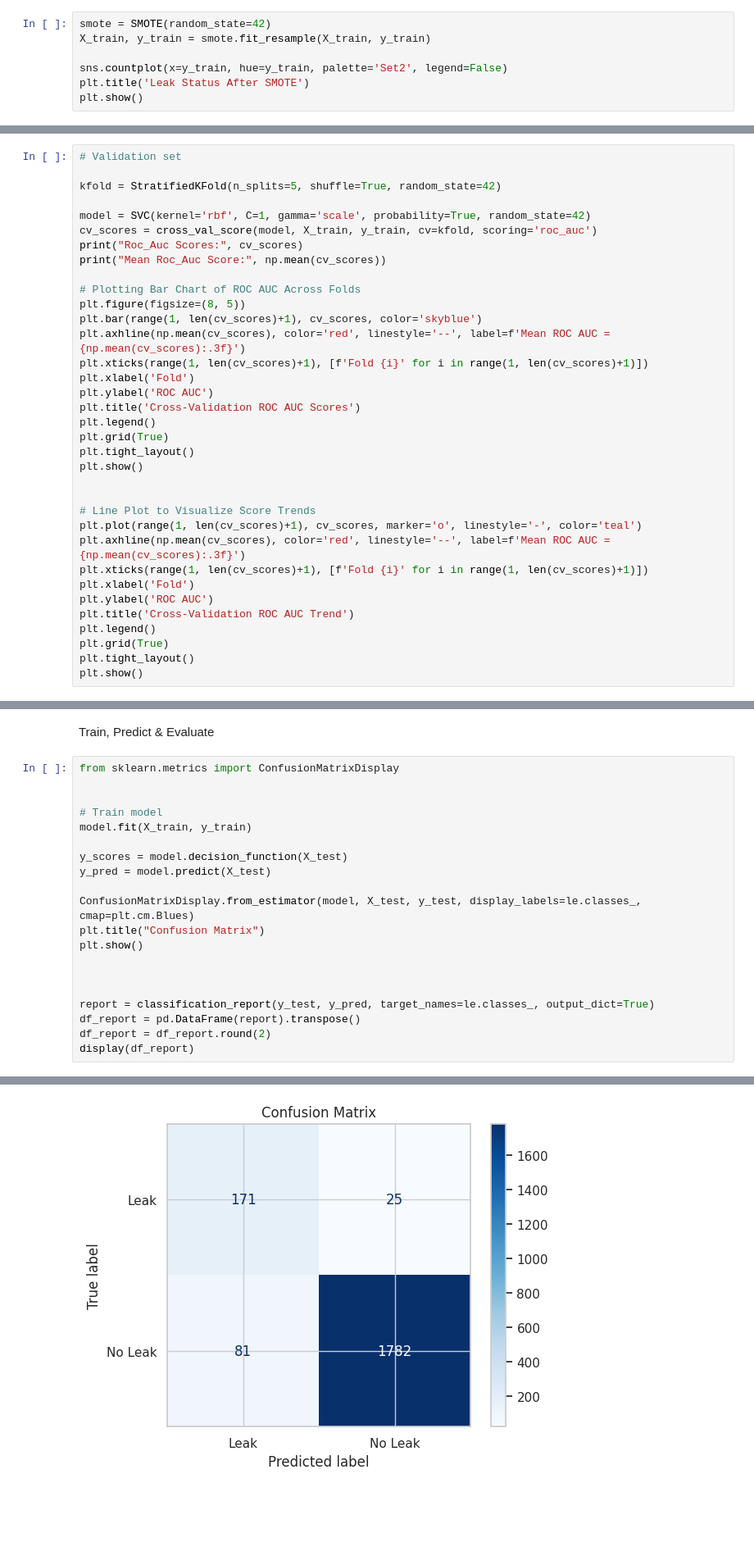
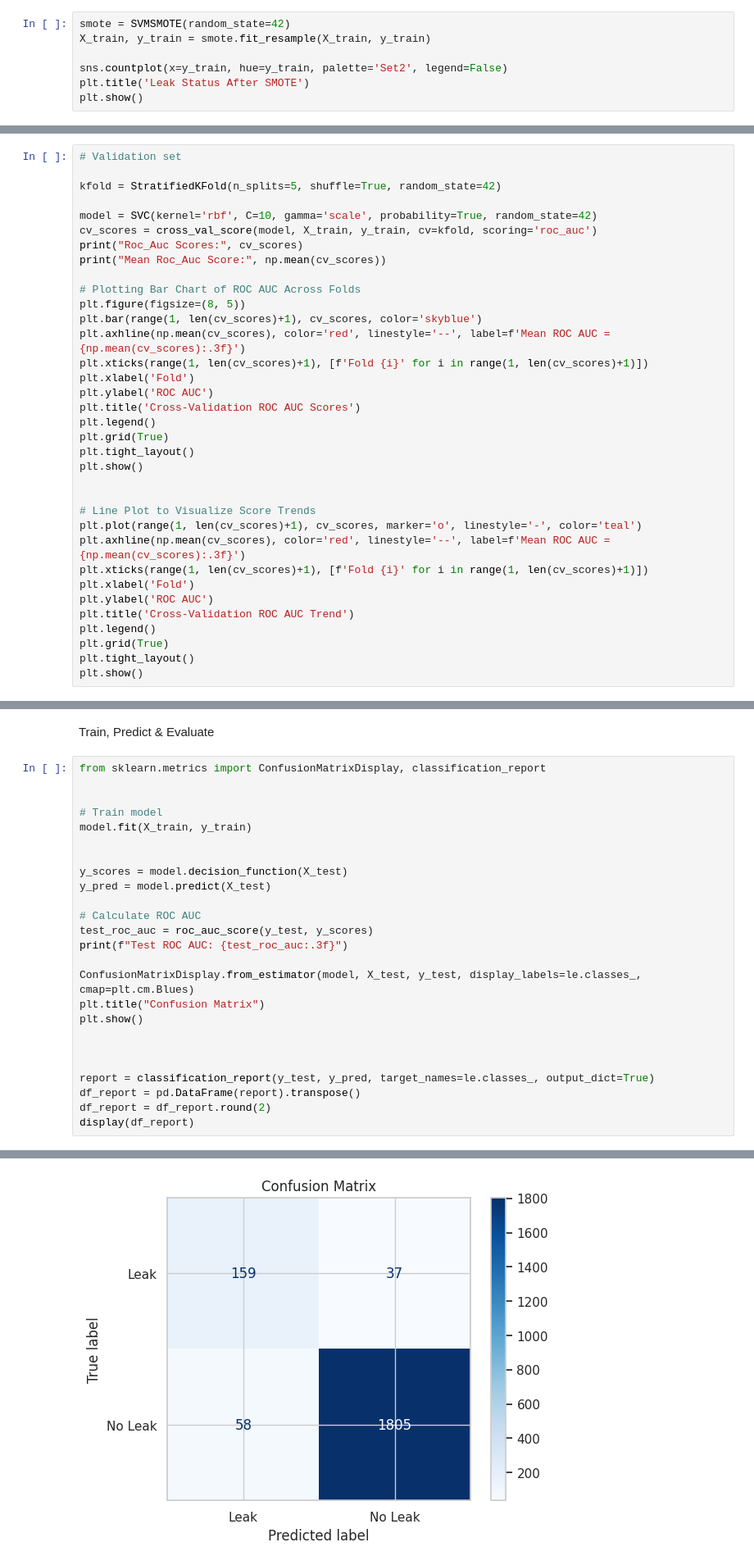
Before and after one commit to ambkingdavid/Leak-Detection-Model, a Jupyter notebook: new_svm_model.ipynb, the cells around one changed output, grey strips where cells are left out. Shown at 82% size. Drawn from its saved outputs; the diff is of its cells as text; blank space fills up the shorter version.

```diff
--- a/new_svm_model.ipynb
+++ b/new_svm_model.ipynb
@@ -73,7 +74,7 @@ scaler = StandardScaler()
 X_train = scaler.fit_transform(X_train)
 X_test = scaler.transform(X_test)
 # %%
-smote = SMOTE(random_state=42)
+smote = SVMSMOTE(random_state=42)
 X_train, y_train = smote.fit_resample(X_train, y_train)
 
 sns.countplot(x=y_train, hue=y_train, palette='Set2', legend=False)
@@ -88,7 +89,7 @@ Cross-Validation
 
 kfold = StratifiedKFold(n_splits=5, shuffle=True, random_state=42)
 
-model = SVC(kernel='rbf', C=1, gamma='scale', probability=True, random_state=42)
+model = SVC(kernel='rbf', C=10, gamma='scale', probability=True, random_state=42)
 cv_scores = cross_val_score(model, X_train, y_train, cv=kfold, scoring='roc_auc')
 print("Roc_Auc Scores:", cv_scores)
 print("Mean Roc_Auc Score:", np.mean(cv_scores))
@@ -126,14 +127,19 @@ Mean Roc_Auc Score: 0.9825122981161154
 # %% [markdown]
 Train, Predict & Evaluate
 # %%
-from sklearn.metrics import ConfusionMatrixDisplay
+from sklearn.metrics import ConfusionMatrixDisplay, classification_report
 
 
 # Train model
 model.fit(X_train, y_train)
 
+
 y_scores = model.decision_function(X_test)
 y_pred = model.predict(X_test)
+
+# Calculate ROC AUC
+test_roc_auc = roc_auc_score(y_test, y_scores)
+print(f"Test ROC AUC: {test_roc_auc:.3f}")
 
 ConfusionMatrixDisplay.from_estimator(model, X_test, y_test, display_labels=le.classes_, cmap=plt.cm.Blues)
 plt.title("Confusion Matrix")
@@ -149,2 +156,2 @@ display(df_report)
-[figure, old version]
+[figure, new version]
 |  | precision | recall | f1-score | support |
```
Also changed, not shown: parts of 16 cells of this notebook, 3 other files.
